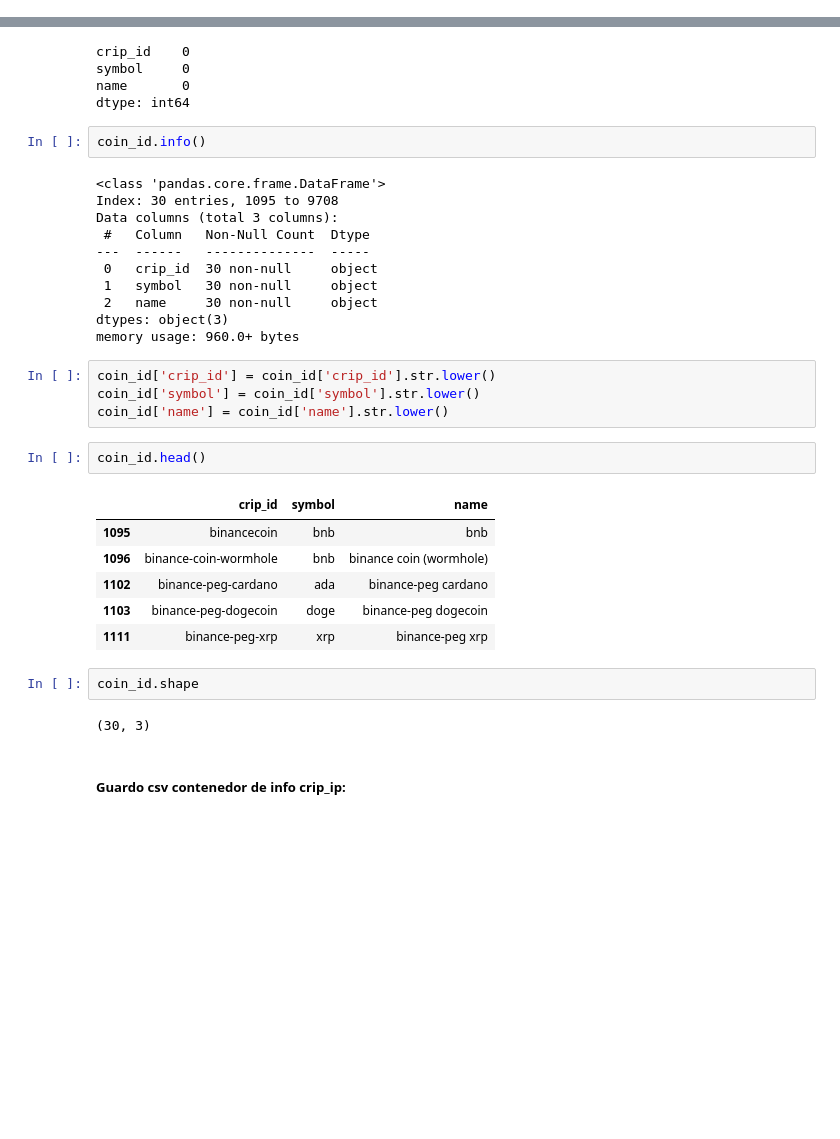
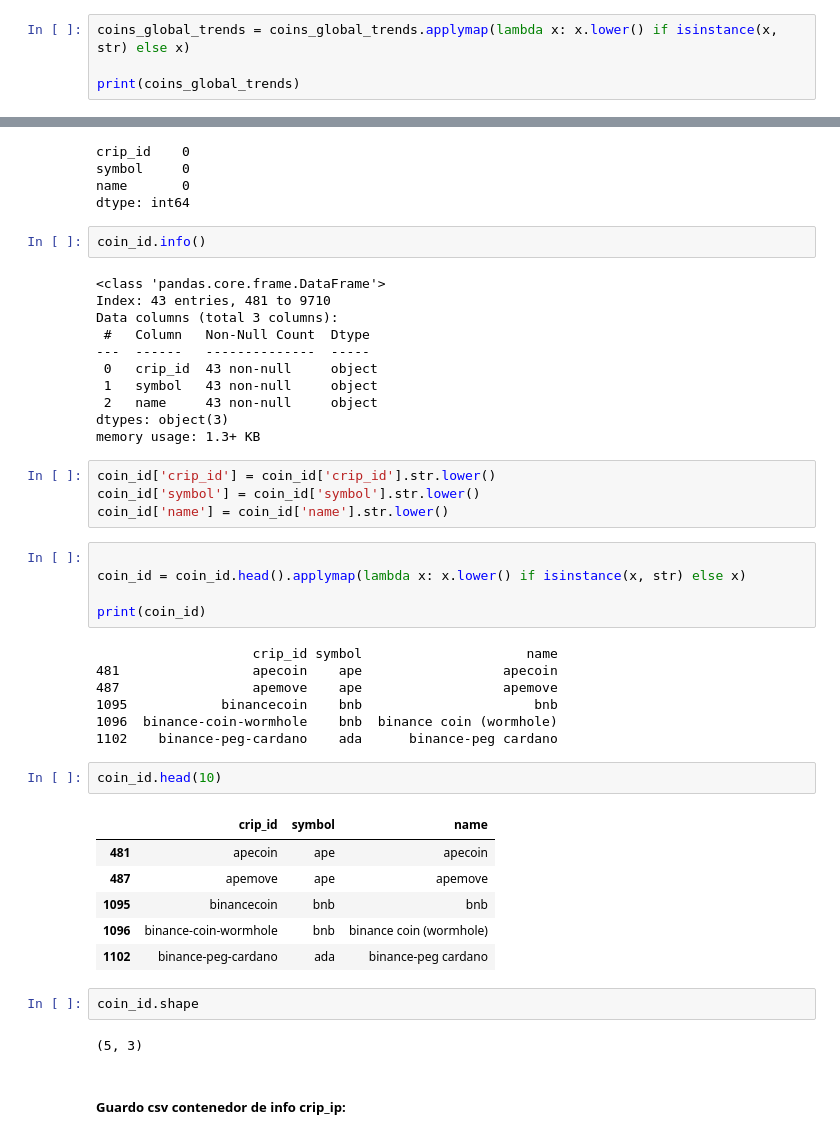
Before and after one commit to Lucaramallo/Cripto_analisis_lucaramallo, a Jupyter notebook: ETLs/EDA_Cripto.ipynb, the cells around one changed output, grey strips where cells are left out. Cells and saved outputs as stored; diff of their text form; blank space fills up the shorter version.

Commit message:
Etl getting data, saving data in Csvs files, dataframes cleaned

```diff
--- a/ETLs/EDA_Cripto.ipynb
+++ b/ETLs/EDA_Cripto.ipynb
@@ -100,0 +101,4 @@ Coins DataFrame:
+# %%
+coins_global_trends = coins_global_trends.applymap(lambda x: x.lower() if isinstance(x, str) else x)
+
+print(coins_global_trends)
@@ -395,32 +417,44 @@ dtype: int64
 coin_id.info()
 # %% [output]
 <class 'pandas.core.frame.DataFrame'>
-Index: 30 entries, 1095 to 9708
+Index: 43 entries, 481 to 9710
 Data columns (total 3 columns):
  #   Column   Non-Null Count  Dtype
 ---  ------   --------------  -----
- 0   crip_id  30 non-null     object
- 1   symbol   30 non-null     object
- 2   name     30 non-null     object
+ 0   crip_id  43 non-null     object
+ 1   symbol   43 non-null     object
+ 2   name     43 non-null     object
 dtypes: object(3)
-memory usage: 960.0+ bytes
+memory usage: 1.3+ KB
 # %%
 coin_id['crip_id'] = coin_id['crip_id'].str.lower()
 coin_id['symbol'] = coin_id['symbol'].str.lower()
 coin_id['name'] = coin_id['name'].str.lower()
+# %%
+
+coin_id = coin_id.head().applymap(lambda x: x.lower() if isinstance(x, str) else x)
+
+print(coin_id)
+# %% [output]
+                    crip_id symbol                     name
+481                 apecoin    ape                  apecoin
+487                 apemove    ape                  apemove
+1095            binancecoin    bnb                      bnb
+1096  binance-coin-wormhole    bnb  binance coin (wormhole)
+1102    binance-peg-cardano    ada      binance-peg cardano
 # %%
-coin_id.head()
+coin_id.head(10)
 # %% [output]
 |  | crip_id | symbol | name |
+| 481 | apecoin | ape | apecoin |
+| 487 | apemove | ape | apemove |
 | 1095 | binancecoin | bnb | bnb |
 | 1096 | binance-coin-wormhole | bnb | binance coin (wormhole) |
 | 1102 | binance-peg-cardano | ada | binance-peg cardano |
-| 1103 | binance-peg-dogecoin | doge | binance-peg dogecoin |
-| 1111 | binance-peg-xrp | xrp | binance-peg xrp |
 # %%
 coin_id.shape
 # %% [output]
-(30, 3)
+(5, 3)
 # %% [markdown]
 ##### Guardo csv contenedor de info crip_ip:
 # %%
```
Also changed, not shown: parts of 67 cells of this notebook, 9 other files.
